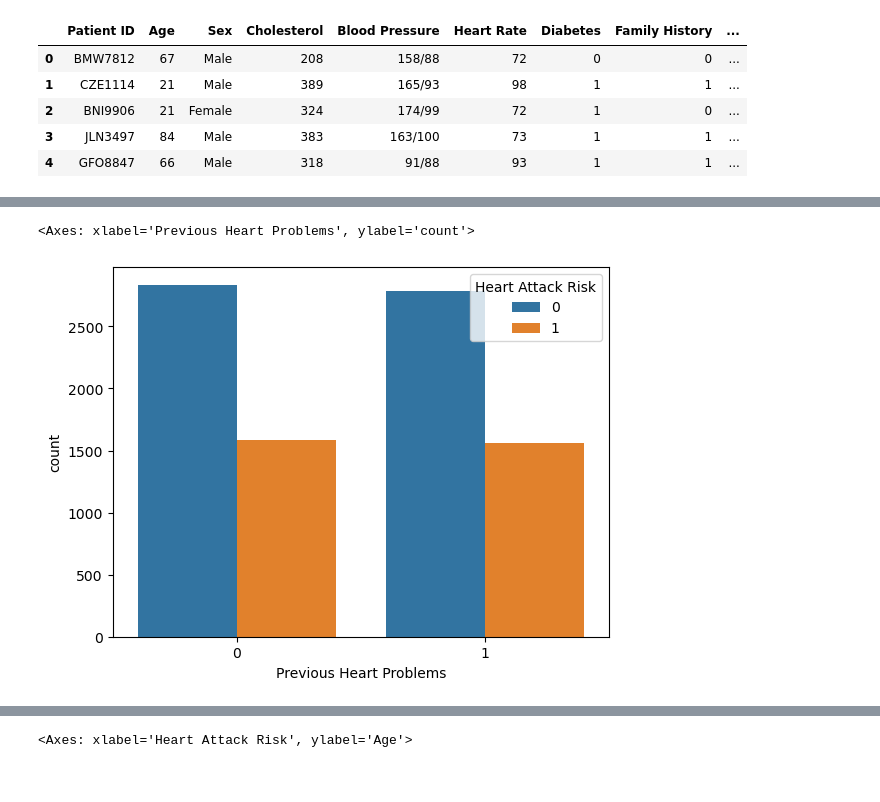
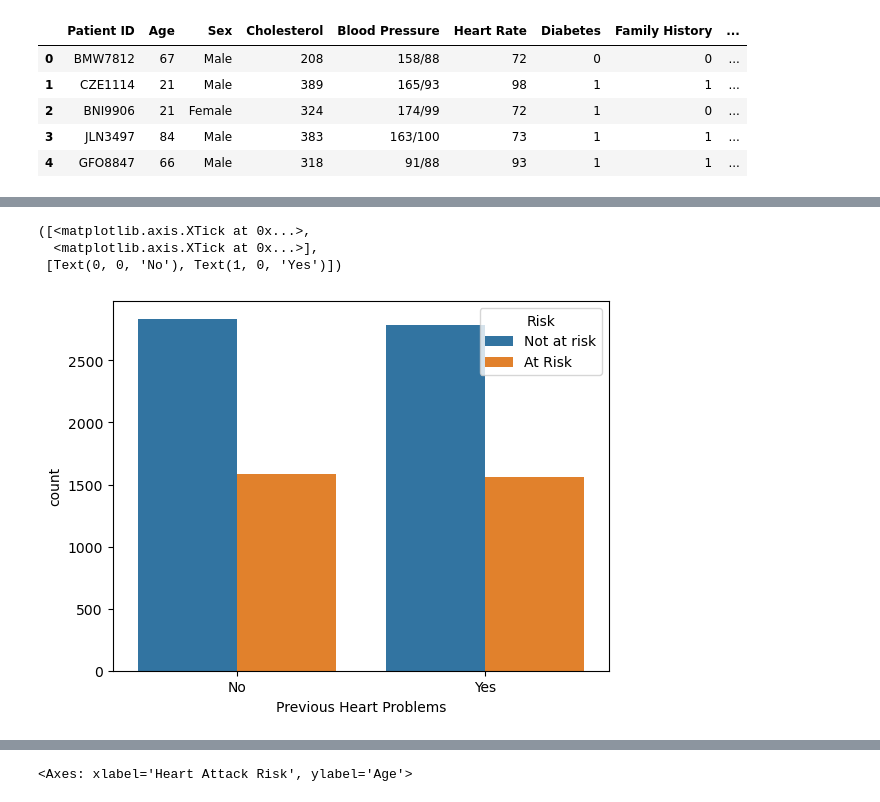
Before and after one commit to mainfranco/SpringBoard, a Jupyter notebook: New Capstone Idea.ipynb, the cells around one changed output, grey strips where cells are left out. Cells and saved outputs as stored; diff of their text form; code cells hidden in the pictures.

```diff
--- a/New Capstone Idea.ipynb
+++ b/New Capstone Idea.ipynb
@@ -89,7 +94,11 @@ sns.countplot(df,x='Alcohol Consumption',hue='Heart Attack Risk')
 # %%
 sns.countplot(df,x='Previous Heart Problems',hue='Heart Attack Risk')
+plt.legend(title='Risk',labels=['Not at risk','At Risk'])
+plt.xticks(ticks=[0,1],labels=["No",'Yes'])
 # %% [output]
-<Axes: xlabel='Previous Heart Problems', ylabel='count'>
+([<matplotlib.axis.XTick at 0x...>,
+  <matplotlib.axis.XTick at 0x...>],
+ [Text(0, 0, 'No'), Text(1, 0, 'Yes')])
-[figure, old version]
+[figure, new version]
 # %%
 sns.countplot(df,x='Sex',hue='Heart Attack Risk')
```
Also changed, not shown: parts of 30 cells of this notebook.
